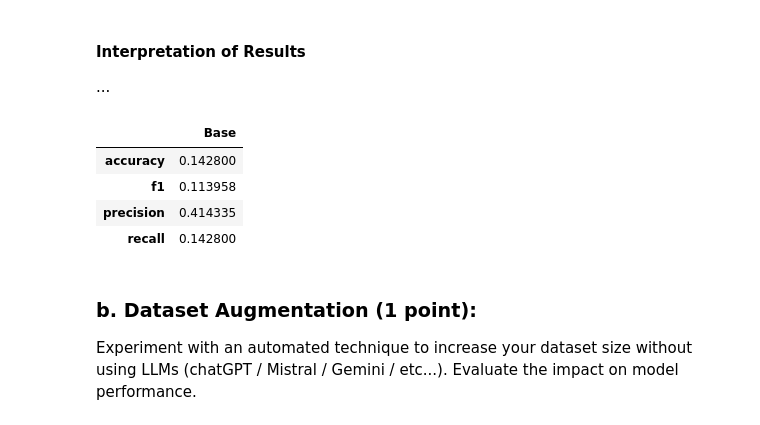
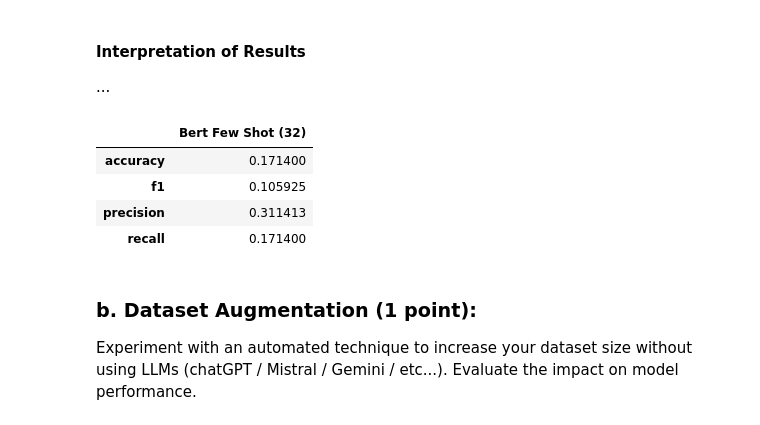
Before and after one commit to m9o8/anlp_final_project, a Jupyter notebook: code/task2_mistral.ipynb, the cells around one changed output. Drawn from its saved outputs; the diff is of its cells as text; code cells hidden in the pictures.

```diff
--- a/code/task2_mistral.ipynb
+++ b/code/task2_mistral.ipynb
@@ -503,14 +605,14 @@ baseline_results = {
 
 # Note: baseline results are already saved in the evaluation section above
 # %%
-df_results = pd.DataFrame.from_dict(baseline_results, orient="index", columns=["Base"])
+df_results = pd.DataFrame.from_dict(baseline_results, orient="index", columns=["Bert Few Shot (32)"])
 df_results
 # %% [output]
-|  | Base |
-| accuracy | 0.142800 |
-| f1 | 0.113958 |
-| precision | 0.414335 |
-| recall | 0.142800 |
+|  | Bert Few Shot (32) |
+| accuracy | 0.171400 |
+| f1 | 0.105925 |
+| precision | 0.311413 |
+| recall | 0.171400 |
 # %% [markdown]
  ### b. Dataset Augmentation (1 point):
 
```
Also changed, not shown: parts of 48 cells of this notebook.
